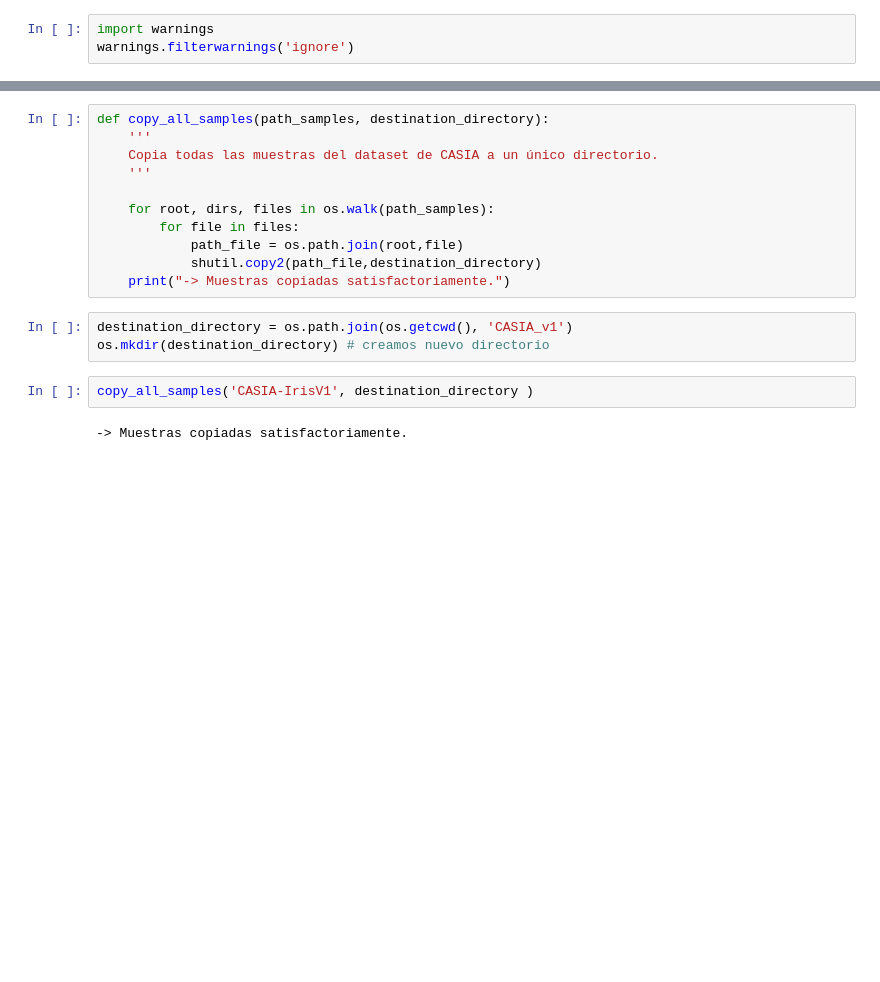
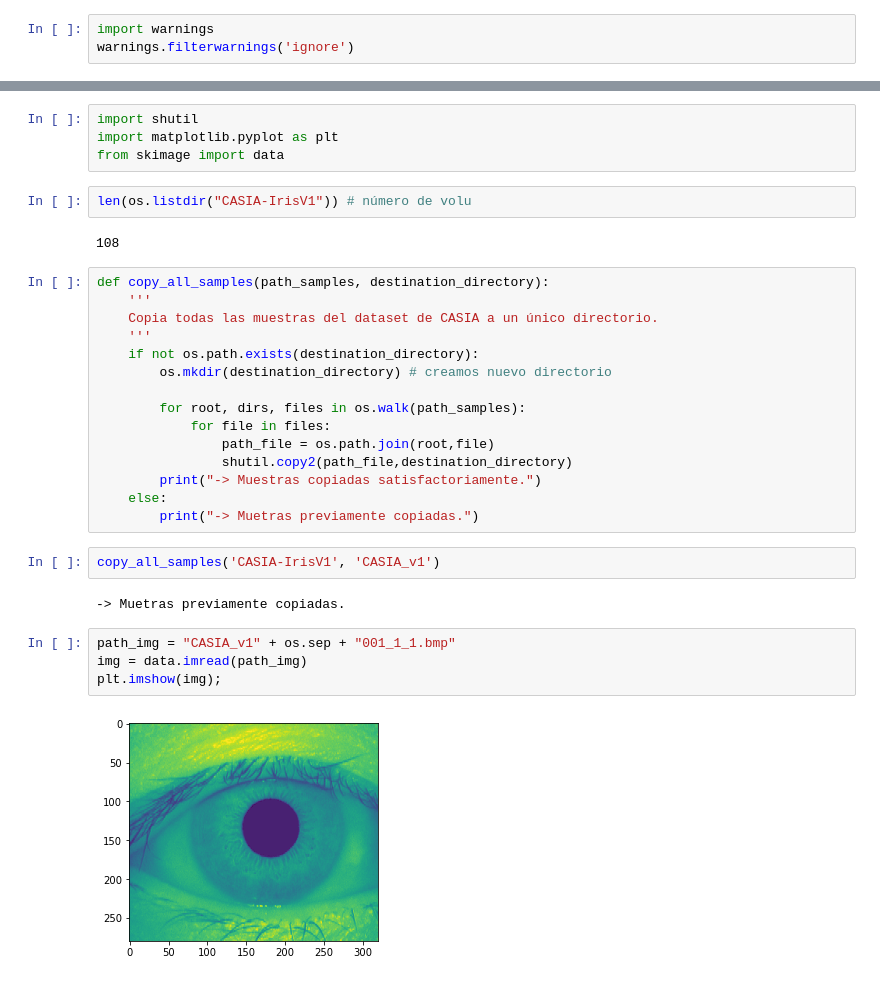
Before and after one commit to dbo1001/UBU-TFG-iris_classifier, a Jupyter notebook: notebooks/#1 Tratar el dataset CASIA.ipynb, the cells around one changed output, grey strips where cells are left out. Drawn from its saved outputs; the diff is of its cells as text; blank space fills up the shorter version.

Commit message:
Mostrar una de las muestras #7

```diff
--- a/notebooks/#1 Tratar el dataset CASIA.ipynb
+++ b/notebooks/#1 Tratar el dataset CASIA.ipynb
@@ -25,18 +23,33 @@ import shutil
+# %%
+import shutil
+import matplotlib.pyplot as plt
+from skimage import data
+# %%
+len(os.listdir("CASIA-IrisV1")) # número de volu
+# %% [output]
+108
 # %%
 def copy_all_samples(path_samples, destination_directory):
     '''
     Copia todas las muestras del dataset de CASIA a un único directorio.
     '''
+    if not os.path.exists(destination_directory):
+        os.mkdir(destination_directory) # creamos nuevo directorio
 
-    for root, dirs, files in os.walk(path_samples):
-        for file in files:
-            path_file = os.path.join(root,file)
-            shutil.copy2(path_file,destination_directory)
-    print("-> Muestras copiadas satisfactoriamente.")
+        for root, dirs, files in os.walk(path_samples):
+            for file in files:
+                path_file = os.path.join(root,file)
+                shutil.copy2(path_file,destination_directory)
+        print("-> Muestras copiadas satisfactoriamente.")
+    else:
+        print("-> Muetras previamente copiadas.")
-# %%
-destination_directory = os.path.join(os.getcwd(), 'CASIA_v1')
-os.mkdir(destination_directory) # creamos nuevo directorio
 # %%
-copy_all_samples('CASIA-IrisV1', destination_directory )
+copy_all_samples('CASIA-IrisV1', 'CASIA_v1')
 # %% [output]
--> Muestras copiadas satisfactoriamente.
+-> Muetras previamente copiadas.
+# %%
+path_img = "CASIA_v1" + os.sep + "001_1_1.bmp"
+img = data.imread(path_img)
+plt.imshow(img);
+# %% [output]
+[figure, added]
```
Also changed, not shown: parts of 1 cell of this notebook.
